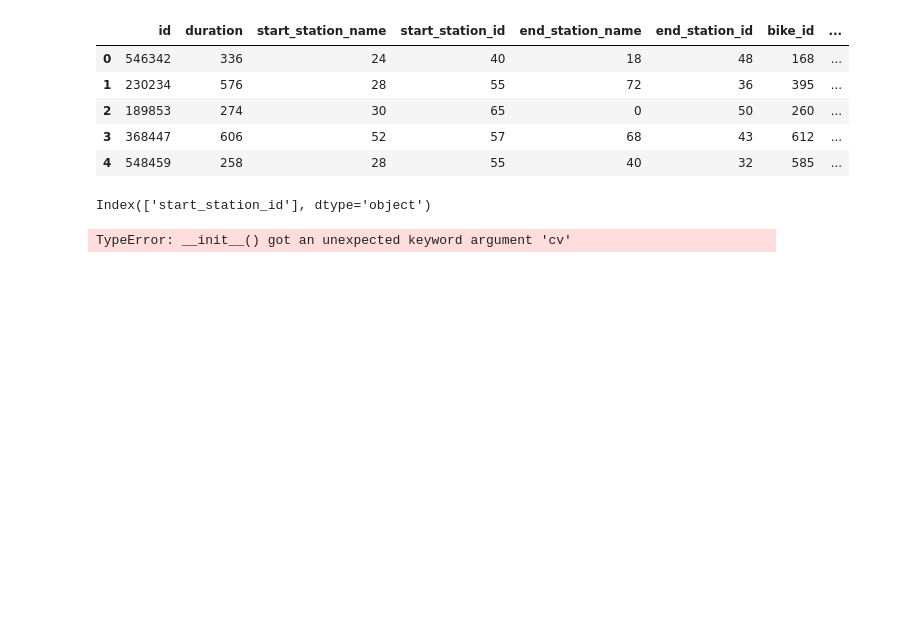
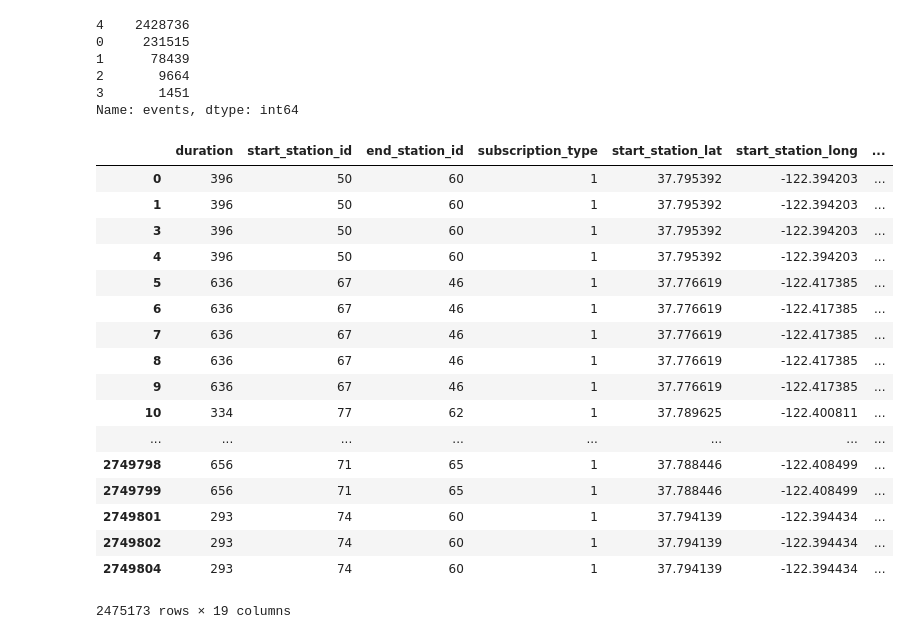
Before and after one commit to guidoAlbarello/DatosDatosos, a Jupyter notebook: TP2/Analisis_TP2.ipynb, the cells around one changed output. Cells and saved outputs as stored; diff of their text form; code cells hidden in the pictures; blank space fills up the shorter version.

```diff
--- a/TP2/Analisis_TP2.ipynb
+++ b/TP2/Analisis_TP2.ipynb
@@ -66,14 +274,7 @@ trip_train.dropna(axis = 1, inplace = True)
 # %%
-
+#convertimos subscription_type a 1 y 0
 trip_train['duration'] = trip_train[pd.to_numeric(trip_train.duration, errors='coerce').notnull()]['duration']
-d = defaultdict(preprocessing.LabelEncoder)
-
-
-fit = trip_train.apply(lambda x: d[x.name].fit_transform(x))
-
-
-fit.apply(lambda x: d[x.name].inverse_transform(x))
-
-trip_train = trip_train.apply(lambda x: d[x.name].transform(x))
+subscription_type = trip_train['subscription_type'].map(lambda x: 1 if x == 'Subscriber' else 0)
+trip_train['subscription_type'] = subscription_type
 trip_train.head()
 # %% [output]
@@ -85,0 +297,7 @@ trip_train.head()
+# %%
+trip_train['precipitation_inches'] = trip_train['precipitation_inches'].map(lambda x: 0.00001 if x == 'T' else x)
+# %%
+#convertimos las clases de la columna events
+events = trip_train['events'].map(lambda x: 0 if ((x == 'rain') or (x == 'Rain')) else 1 if x == 'Fog' else 2 if x == 'Fog-Rain' else 3 if x == 'Rain-Thunderstorm' else 4)
+trip_train['events'] = events
+trip_train.head()
@@ -85,0 +312,12 @@ trip_train.head()
+# %%
+#convertimos las clases de los dias de semana
+startDays = trip_train['startDate_weekday'].map(lambda x: 0 if x == 'Monday' else 1 if x == 'Thursday'
+                                             else 2 if x == 'Wednesday' else 3 if x == 'Tuesday' else 4 if x == 'Friday'
+                                            else 5 if x == 'Saturday' else 6)
+trip_train['startDate_weekday'] = startDays
+
+endDays = trip_train['endDate_weekday'].map(lambda x: 0 if x == 'Monday' else 1 if x == 'Thursday'
+                                             else 2 if x == 'Wednesday' else 3 if x == 'Tuesday' else 4 if x == 'Friday'
+                                            else 5 if x == 'Saturday' else 6)
+trip_train['endDate_weekday'] = endDays
+trip_train['startDate_weekday'].value_counts()
@@ -85,0 +344,9 @@ trip_train.head()
+# %%
+trip_train['events'].value_counts()
+# %% [output]
+4    2428736
+0     231515
+1      78439
+2       9664
+3       1451
+Name: events, dtype: int64
@@ -90,23 +376,23 @@ train, test = df[df['is_true']==True], df[df['is_true']==False]
 # %%
 del train['is_true']
 del test['is_true']
-train.head()
+train
 # %% [output]
-|  | id | duration | start_station_name | start_station_id | end_station_name | end_station_id | bike_id | ... |
-| 0 | 546342 | 336 | 24 | 40 | 18 | 48 | 168 | ... |
-| 1 | 230234 | 576 | 28 | 55 | 72 | 36 | 395 | ... |
-| 2 | 189853 | 274 | 30 | 65 | 0 | 50 | 260 | ... |
-| 3 | 368447 | 606 | 52 | 57 | 68 | 43 | 612 | ... |
-| 4 | 548459 | 258 | 28 | 55 | 40 | 32 | 585 | ... |
+|  | duration | start_station_id | end_station_id | subscription_type | start_station_lat | start_station_long | ... |
+| 0 | 396 | 50 | 60 | 1 | 37.795392 | -122.394203 | ... |
+| 1 | 396 | 50 | 60 | 1 | 37.795392 | -122.394203 | ... |
+| 3 | 396 | 50 | 60 | 1 | 37.795392 | -122.394203 | ... |
+| 4 | 396 | 50 | 60 | 1 | 37.795392 | -122.394203 | ... |
+| 5 | 636 | 67 | 46 | 1 | 37.776619 | -122.417385 | ... |
+| 6 | 636 | 67 | 46 | 1 | 37.776619 | -122.417385 | ... |
+| 7 | 636 | 67 | 46 | 1 | 37.776619 | -122.417385 | ... |
+| 8 | 636 | 67 | 46 | 1 | 37.776619 | -122.417385 | ... |
+| 9 | 636 | 67 | 46 | 1 | 37.776619 | -122.417385 | ... |
+| 10 | 334 | 77 | 62 | 1 | 37.789625 | -122.400811 | ... |
+| ... | ... | ... | ... | ... | ... | ... | ... |
+| 2749798 | 656 | 71 | 65 | 1 | 37.788446 | -122.408499 | ... |
+| 2749799 | 656 | 71 | 65 | 1 | 37.788446 | -122.408499 | ... |
+| 2749801 | 293 | 74 | 60 | 1 | 37.794139 | -122.394434 | ... |
+| 2749802 | 293 | 74 | 60 | 1 | 37.794139 | -122.394434 | ... |
+| 2749804 | 293 | 74 | 60 | 1 | 37.794139 | -122.394434 | ... |
+2475173 rows × 19 columns
-# %%
-features = df.columns[3:4]
-
-features
-# %% [output]
-Index(['start_station_id'], dtype='object')
-# %%
-clf = RandomForestClassifier(n_jobs=-1, cv = 20)
-
-clf.fit(train[features], train['duration'])
-# %% [output]
-TypeError: __init__() got an unexpected keyword argument 'cv'
```
Also changed, not shown: parts of 75 cells of this notebook.
